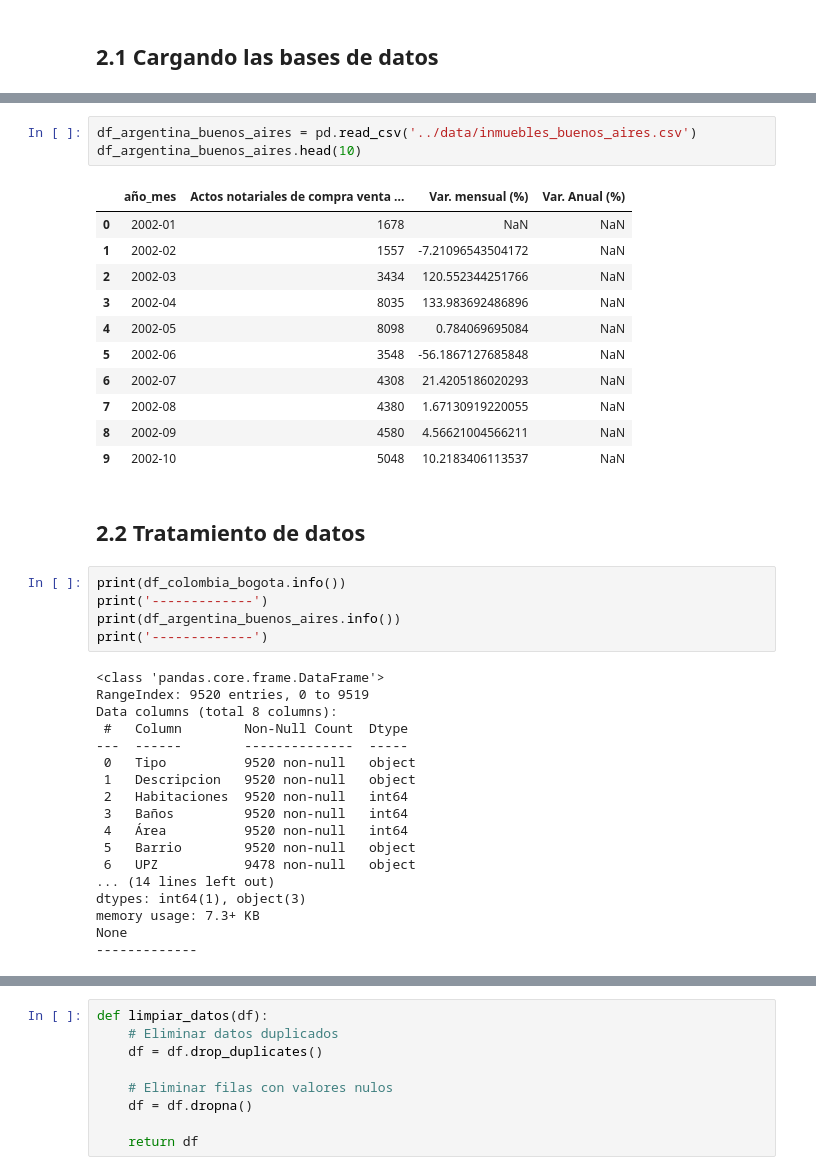
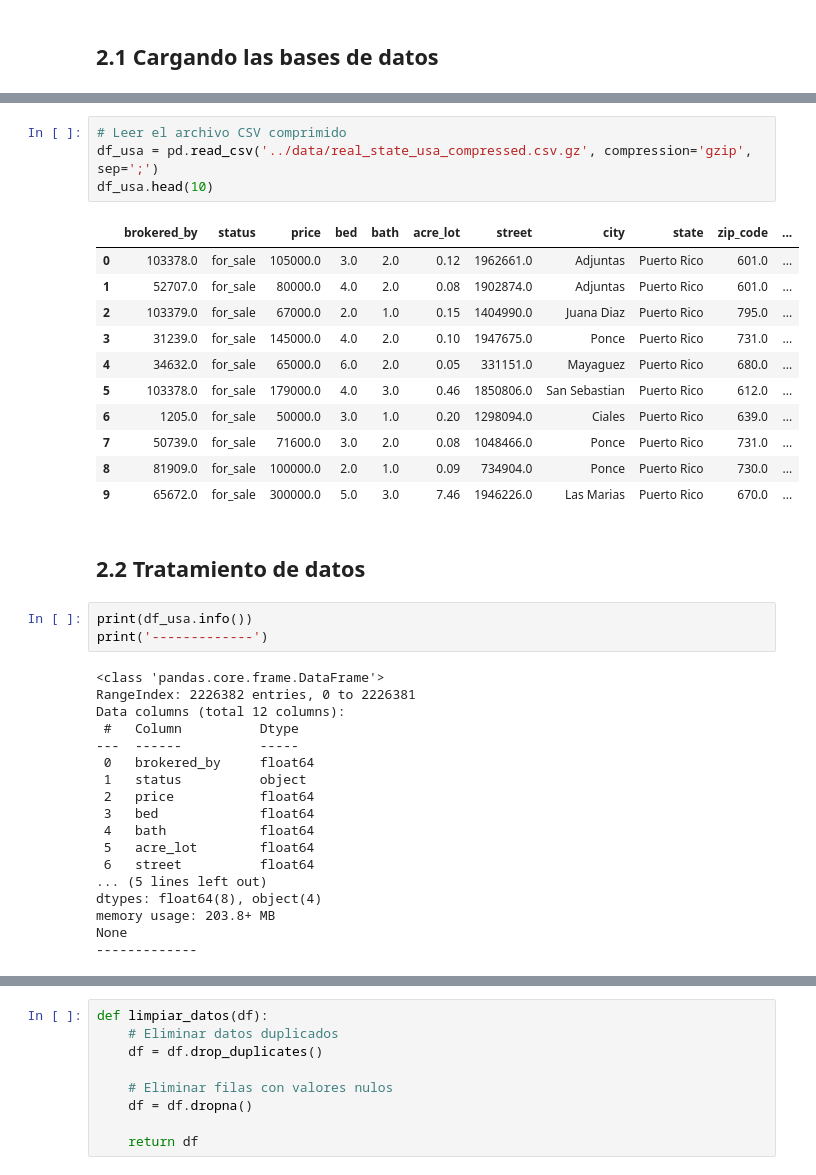
Before and after one commit to EdwinGarcia9/Housing-Prices, a Jupyter notebook: scripts/01_Tratamiento_de_datos.ipynb, the cells around one changed output, grey strips where cells are left out. Saved outputs shown, nothing was run; the diff lists cells and outputs as text.

```diff
--- a/scripts/01_Tratamiento_de_datos.ipynb
+++ b/scripts/01_Tratamiento_de_datos.ipynb
@@ -42,41 +26,40 @@ df_colombia_bogota.head(10)
-# %%
-df_argentina_buenos_aires = pd.read_csv('../data/inmuebles_buenos_aires.csv')
-df_argentina_buenos_aires.head(10)
-# %% [output]
-|  | año_mes | Actos notariales de compra venta ... | Var. mensual (%) | Var. Anual (%) |
-| 0 | 2002-01 | 1678 | NaN | NaN |
-| 1 | 2002-02 | 1557 | -7.21096543504172 | NaN |
-| 2 | 2002-03 | 3434 | 120.552344251766 | NaN |
-| 3 | 2002-04 | 8035 | 133.983692486896 | NaN |
-| 4 | 2002-05 | 8098 | 0.784069695084 | NaN |
-| 5 | 2002-06 | 3548 | -56.1867127685848 | NaN |
-| 6 | 2002-07 | 4308 | 21.4205186020293 | NaN |
-| 7 | 2002-08 | 4380 | 1.67130919220055 | NaN |
-| 8 | 2002-09 | 4580 | 4.56621004566211 | NaN |
-| 9 | 2002-10 | 5048 | 10.2183406113537 | NaN |
+# %%
+# Leer el archivo CSV comprimido
+df_usa = pd.read_csv('../data/real_state_usa_compressed.csv.gz', compression='gzip', sep=';')
+df_usa.head(10)
+# %% [output]
+|  | brokered_by | status | price | bed | bath | acre_lot | street | city | state | zip_code | ... |
+| 0 | 103378.0 | for_sale | 105000.0 | 3.0 | 2.0 | 0.12 | 1962661.0 | Adjuntas | Puerto Rico | 601.0 | ... |
+| 1 | 52707.0 | for_sale | 80000.0 | 4.0 | 2.0 | 0.08 | 1902874.0 | Adjuntas | Puerto Rico | 601.0 | ... |
+| 2 | 103379.0 | for_sale | 67000.0 | 2.0 | 1.0 | 0.15 | 1404990.0 | Juana Diaz | Puerto Rico | 795.0 | ... |
+| 3 | 31239.0 | for_sale | 145000.0 | 4.0 | 2.0 | 0.10 | 1947675.0 | Ponce | Puerto Rico | 731.0 | ... |
+| 4 | 34632.0 | for_sale | 65000.0 | 6.0 | 2.0 | 0.05 | 331151.0 | Mayaguez | Puerto Rico | 680.0 | ... |
+| 5 | 103378.0 | for_sale | 179000.0 | 4.0 | 3.0 | 0.46 | 1850806.0 | San Sebastian | Puerto Rico | 612.0 | ... |
+| 6 | 1205.0 | for_sale | 50000.0 | 3.0 | 1.0 | 0.20 | 1298094.0 | Ciales | Puerto Rico | 639.0 | ... |
+| 7 | 50739.0 | for_sale | 71600.0 | 3.0 | 2.0 | 0.08 | 1048466.0 | Ponce | Puerto Rico | 731.0 | ... |
+| 8 | 81909.0 | for_sale | 100000.0 | 2.0 | 1.0 | 0.09 | 734904.0 | Ponce | Puerto Rico | 730.0 | ... |
+| 9 | 65672.0 | for_sale | 300000.0 | 5.0 | 3.0 | 7.46 | 1946226.0 | Las Marias | Puerto Rico | 670.0 | ... |
 # %% [markdown]
 ## **2.2 Tratamiento de datos**
 # %%
-print(df_colombia_bogota.info())
+print(df_usa.info())
 print('-------------')
-print(df_argentina_buenos_aires.info())
-print('-------------')
 # %% [output]
 <class 'pandas.core.frame.DataFrame'>
-RangeIndex: 9520 entries, 0 to 9519
-Data columns (total 8 columns):
- #   Column        Non-Null Count  Dtype
----  ------        --------------  -----
- 0   Tipo          9520 non-null   object
- 1   Descripcion   9520 non-null   object
- 2   Habitaciones  9520 non-null   int64
- 3   Baños         9520 non-null   int64
- 4   Área          9520 non-null   int64
- 5   Barrio        9520 non-null   object
- 6   UPZ           9478 non-null   object
-... (14 lines left out)
-dtypes: int64(1), object(3)
-memory usage: 7.3+ KB
+RangeIndex: 2226382 entries, 0 to 2226381
+Data columns (total 12 columns):
+ #   Column          Dtype
+---  ------          -----
+ 0   brokered_by     float64
+ 1   status          object
+ 2   price           float64
+ 3   bed             float64
+ 4   bath            float64
+ 5   acre_lot        float64
+ 6   street          float64
+... (5 lines left out)
+dtypes: float64(8), object(4)
+memory usage: 203.8+ MB
 None
 -------------
 # %%
```
Also changed, not shown: parts of 6 cells of this notebook, 6 other files.
